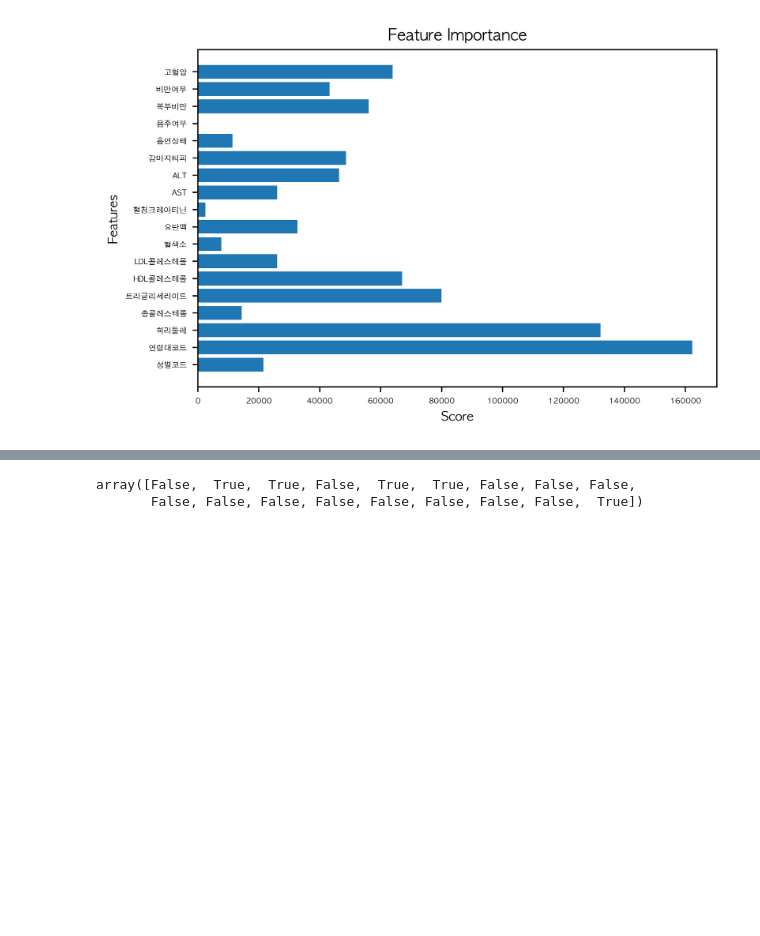
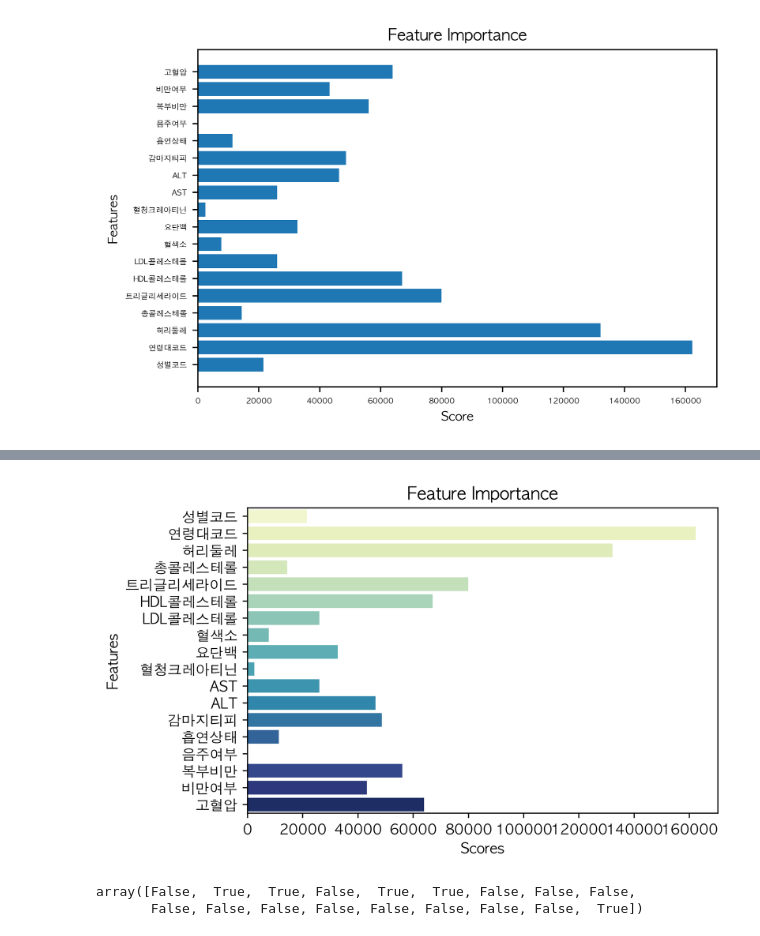
Before and after one commit to kms2698/diabetes-analysys_topgap, a Jupyter notebook: 김민상_LR_model_binary.ipynb, the cells around one changed output, grey strips where cells are left out. Drawn from its saved outputs; the diff is of its cells as text; code cells hidden in the pictures; blank space fills up the shorter version.

Commit message:
feature_importance seaborn plot 추가

```diff
--- a/김민상_LR_model_binary.ipynb
+++ b/김민상_LR_model_binary.ipynb
@@ -86,3 +87,12 @@ plt.xticks(fontsize=5, rotation=0)
 plt.show()
 # %% [output]
 [figure]
+# %%
+df_f_by_s = pd.DataFrame({
+    'Features' : ['성별코드', '연령대코드', '허리둘레', '총콜레스테롤', '트리글리세라이드', 'HDL콜레스테롤', 'LDL콜레스테롤', '혈색소', '요단백', '혈청크레아티닌', 'AST', 'ALT', '감마지티피', '흡연상태', '음주여부', '복부비만', '비만여부', '고혈압'],
+    'Scores' : [2.15118031e+04, 1.62229177e+05, 1.32154324e+05, 1.43383200e+04,
+ 7.99698889e+04, 6.70008234e+04, 2.60198194e+04, 7.69479862e+03,
+ 3.26479260e+04, 2.45652197e+03, 2.60403328e+04, 4.63690813e+04,
+ 4.86403936e+04, 1.13289999e+04, 1.63406346e+00, 5.60683283e+04,
+ 4.32389886e+04, 6.38994495e+04]
+})
@@ -89,3 +119,9 @@ plt.show()
+# %%
+ax = sns.barplot(y=df_f_by_s['Features'], x=df_f_by_s['Scores'], palette="YlGnBu")
+plt.title('Feature Importance')
+plt.show(ax)
+# %% [output]
+[figure, added]
 # %%
 from sklearn.feature_selection import SelectPercentile
 
```
Also changed, not shown: parts of 2 cells of this notebook.
